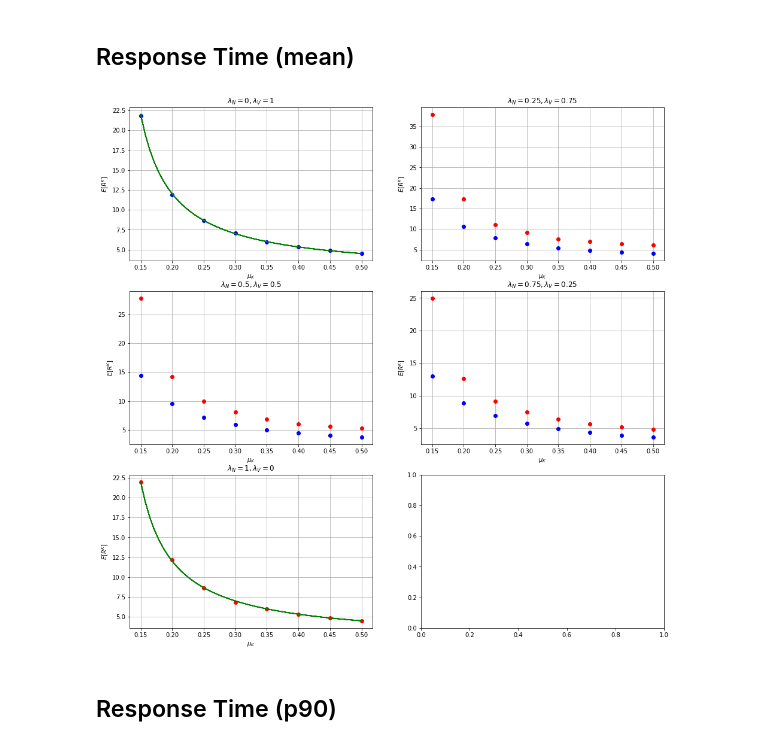
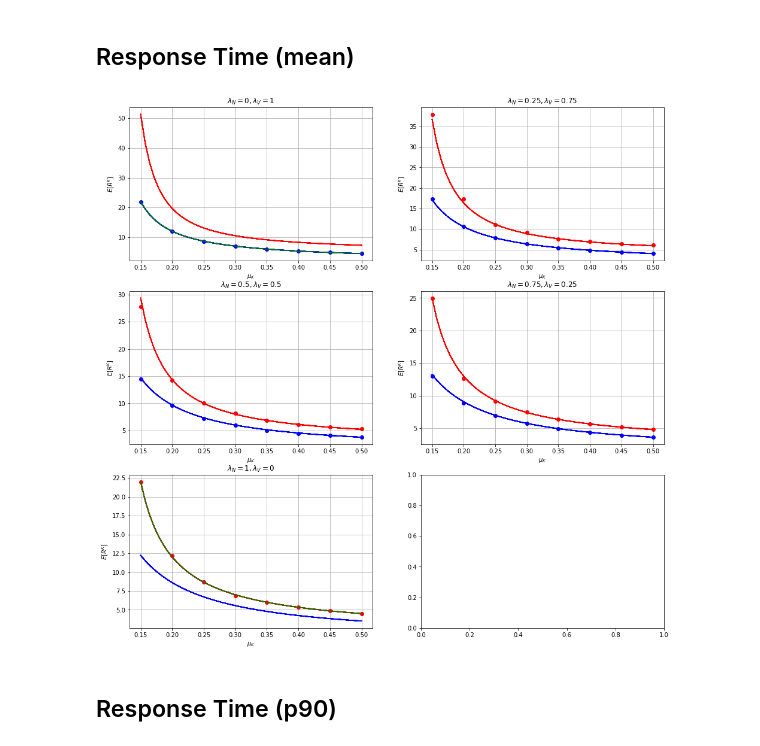
Before and after one commit to Manciukic/pecsn_project, a Jupyter notebook: simulations/jupyter/Tests.ipynb, the cells around one changed output. Cells and saved outputs as stored; diff of their text form; code cells hidden in the pictures.

```diff
--- a/simulations/jupyter/Tests.ipynb
+++ b/simulations/jupyter/Tests.ipynb
@@ -250,8 +250,11 @@ for i, normalRate in enumerate([0, 0.25, 0.5, 0.75, 1]):
             p.plot(rate, avg, ('bo' if vip else 'ro'))
 
     rates = np.linspace(1.1,2)
-    p.plot(rates, hol_resp_time(False, normalRate, vipRate, rates), 'r-')
-    p.plot(rates, hol_resp_time(True, normalRate, vipRate, rates), 'b-')
+    if normalRate != 0:
+        p.plot(rates, hol_resp_time(False, normalRate, vipRate, rates), 'r-')
+    if normalRate != 1:
+        p.plot(rates, hol_resp_time(True, normalRate, vipRate, rates), 'b-')
 
     p.grid(True, 'both')
+fig.savefig("/tmp/fig.pdf", bbox_inches='tight')
 # %% [output]
@@ -603,34 +606,37 @@ for i, normalRate in enumerate([0, 0.25, 0.5, 0.75, 1]):
     x = i // COLS
     p = axs[x,y]
 
     vipRate = 1 - normalRate
 
     p.set_title(f"$\lambda_N={normalRate}, \lambda_V={vipRate}$")
     p.set_xlabel("$\mu_K$")
     p.set_ylabel("$E[R^K]$")
 
     params = {
         "**.randFunc": "exp",
         "**.customerSpawn.normalRate": normalRate,
         "**.kitchen.queueType": "priority",
         "**.customerSpawn.pCompound": 0.1,
     }
 
     for rate in [0.15, 0.2, 0.25, 0.3, 0.35, 0.4, 0.45, 0.5]:
         params["**.kitchen.rate"] = rate
         for vip in [True, False]:
             avg = get_avg_rt(find_run(**params), vip, True)
 
 
             p.plot(rate, avg, ('bo' if vip else 'ro'))
 
+            p.plot(rates, hol_resp_time(False, normalRate, vipRate, 1.5) + hol_resp_time(False, 0.1*normalRate, 0.1*vipRate, rates), 'r-')
+            p.plot(rates, hol_resp_time(True, normalRate, vipRate, 1.5) + hol_resp_time(True, 0.1*normalRate, 0.1*vipRate, rates), 'b-')
+
         if normalRate == 0 or normalRate == 1:
             rates = np.linspace(0.15, 0.5)
             p.plot(rates, mm1_resp_time(1, 1.5) + mm1_resp_time(0.1, rates), 'g-')
 
     p.grid(True, 'both')
 # %% [output]
-[figure, old version]
+[figure, new version]
 # %% [markdown]
 ## Response Time (p90)
 # %%
```
Also changed, not shown: parts of 2 cells of this notebook, 2 other files.
